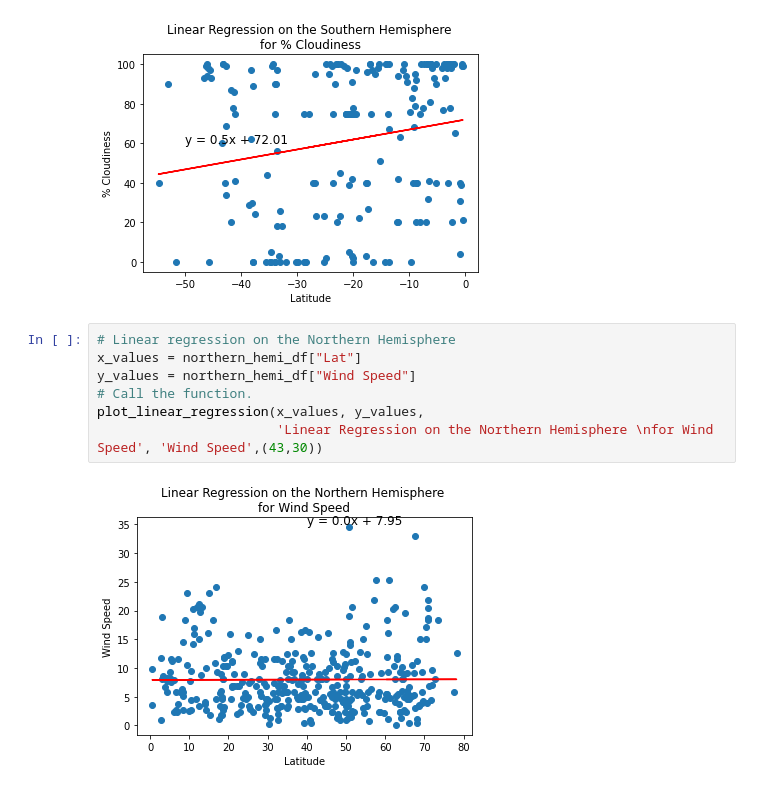
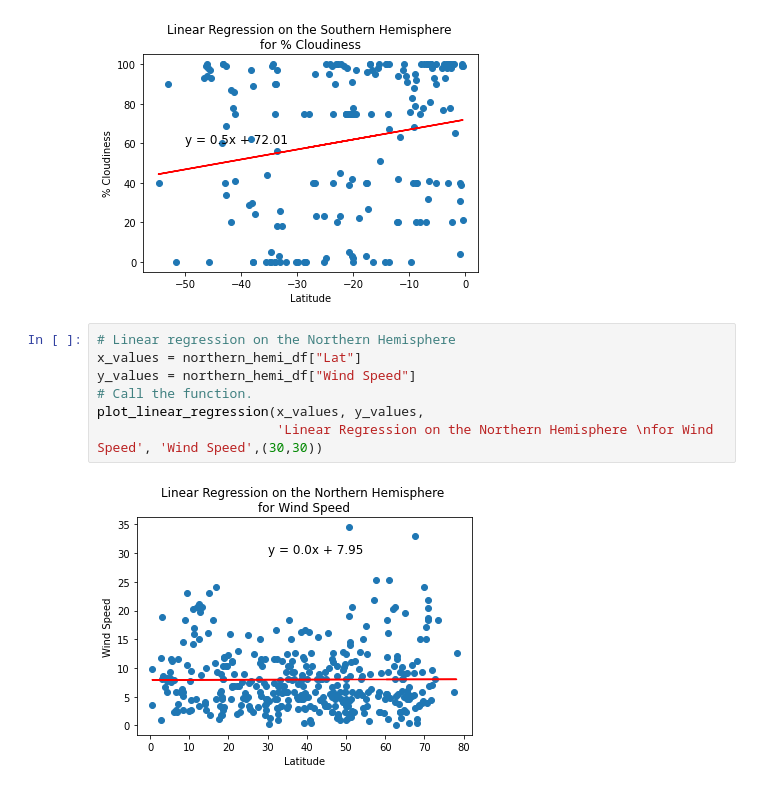
Before and after one commit to DYRuiz/World_Weather_Analysis, a Jupyter notebook: WeatherPy.ipynb, the cells around one changed output. Drawn from its saved outputs; the diff is of its cells as text.

```diff
--- a/WeatherPy.ipynb
+++ b/WeatherPy.ipynb
@@ -325,9 +325,9 @@ plot_linear_regression(x_values, y_values,
 # %%
 # Linear regression on the Northern Hemisphere
 x_values = northern_hemi_df["Lat"]
 y_values = northern_hemi_df["Wind Speed"]
 # Call the function.
 plot_linear_regression(x_values, y_values,
-                       'Linear Regression on the Northern Hemisphere \nfor Wind Speed', 'Wind Speed',(43,30))
+                       'Linear Regression on the Northern Hemisphere \nfor Wind Speed', 'Wind Speed',(30,30))
 # %% [output]
-[figure, old version]
+[figure, new version]
```
Also changed, not shown: parts of 1 cell of this notebook, 1 other file.
